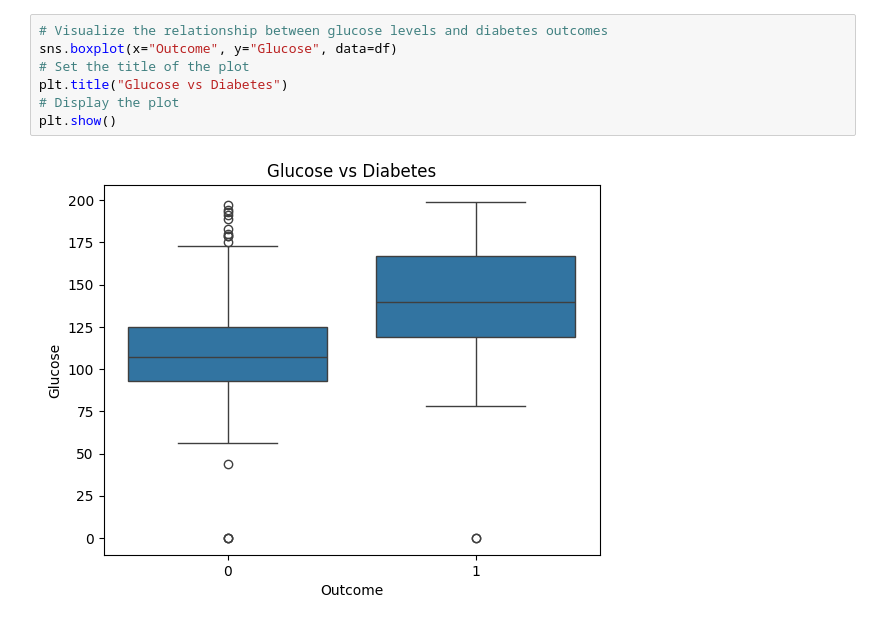
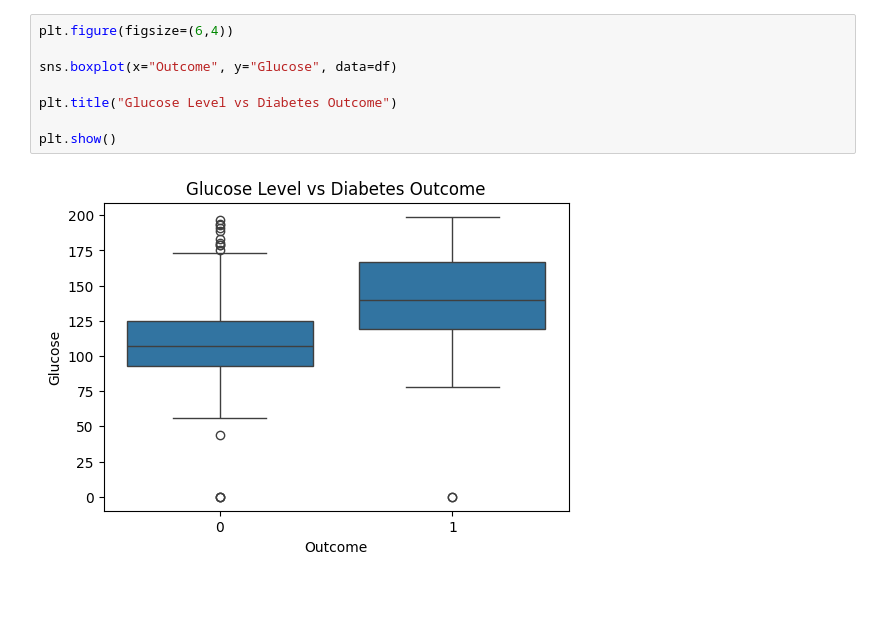
Before and after one commit to Unos001/Diabetes-Prediction-Data-Science, a Jupyter notebook: notebooks/diabetes_analysis.ipynb, the cells around one changed output. Cells and saved outputs as stored; diff of their text form; blank space fills up the shorter version.

```diff
--- a/notebooks/diabetes_analysis.ipynb
+++ b/notebooks/diabetes_analysis.ipynb
@@ -143,9 +33,10 @@ for col in important_cols:
 # %%
-# Visualize the relationship between glucose levels and diabetes outcomes
+plt.figure(figsize=(6,4))
+
 sns.boxplot(x="Outcome", y="Glucose", data=df)
-# Set the title of the plot
-plt.title("Glucose vs Diabetes")
-# Display the plot
+
+plt.title("Glucose Level vs Diabetes Outcome")
+
 plt.show()
 # %% [output]
-[figure, old version]
+[figure, new version]
```
Also changed, not shown: parts of 23 cells of this notebook, 13 other files.
